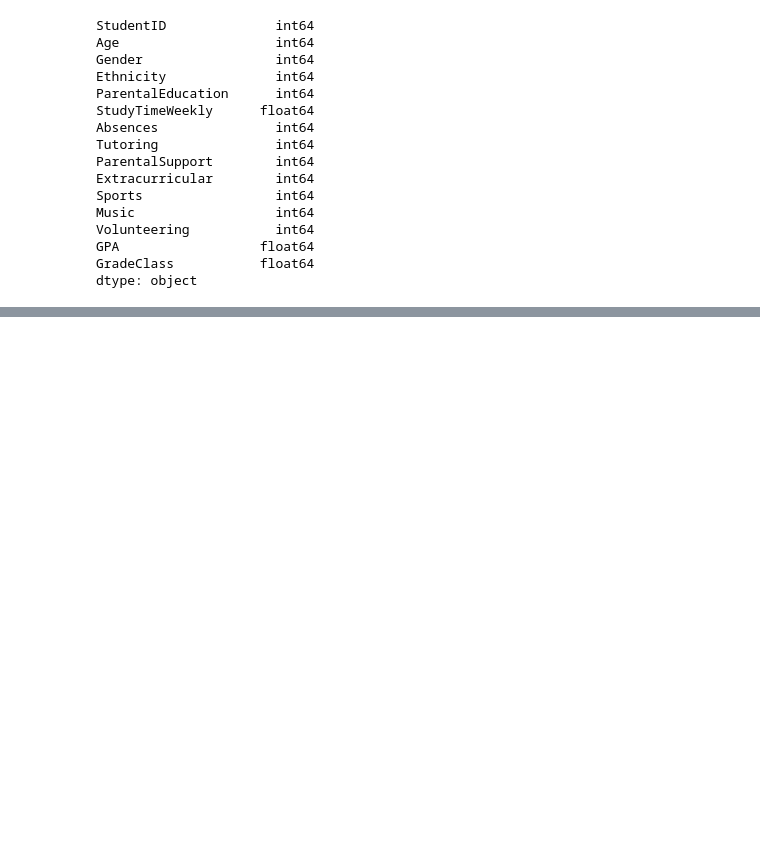
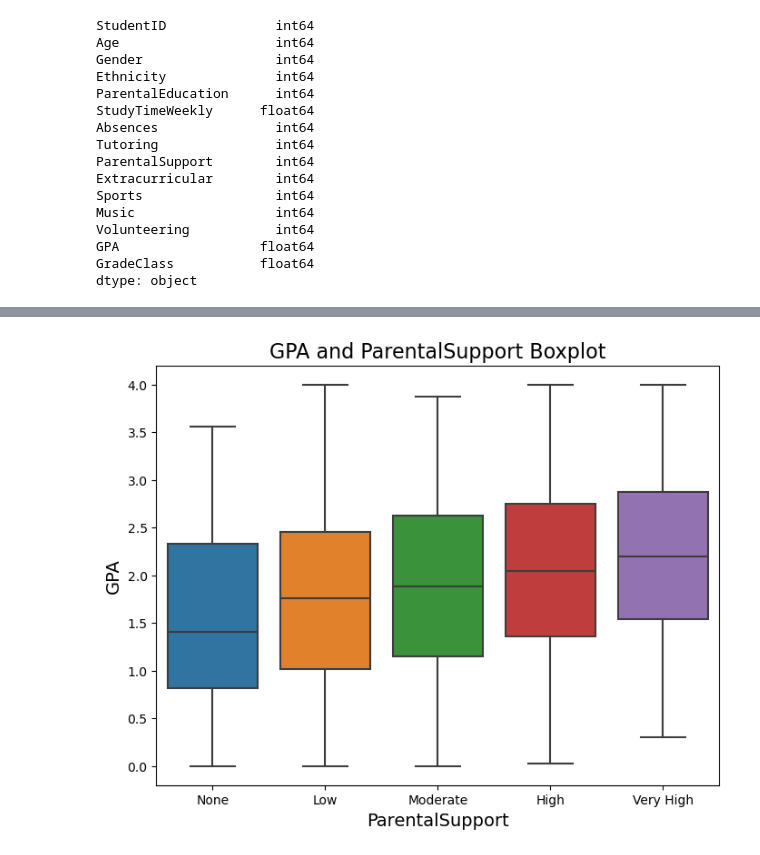
Before and after one commit to aleedelgadoo/Proyectos-Data-Analysis, a Jupyter notebook: Students.ipynb, the cells around one changed output, grey strips where cells are left out. Drawn from its saved outputs; the diff is of its cells as text; code cells hidden in the pictures; blank space fills up the shorter version.

```diff
--- a/Students.ipynb
+++ b/Students.ipynb
@@ -285,0 +346,14 @@ df.to_csv('Students_Modified.csv', index=False)
+# %%
+# Boxplot between GPA and ParentalSupport
+
+# Specify the category's order
+order = ['None', 'Low', 'Moderate', 'High', 'Very High']
+
+plt.figure(figsize=(8, 6))
+sns.boxplot(x='ParentalSupportClass', y='GPA', data=df, order=order)
+plt.title('GPA and ParentalSupport Boxplot', fontsize=16)
+plt.xlabel('ParentalSupport', fontsize=14)
+plt.ylabel('GPA', fontsize=14)
+plt.show()
+# %% [output]
+[figure, added]
```
Also changed, not shown: parts of 62 cells of this notebook.
